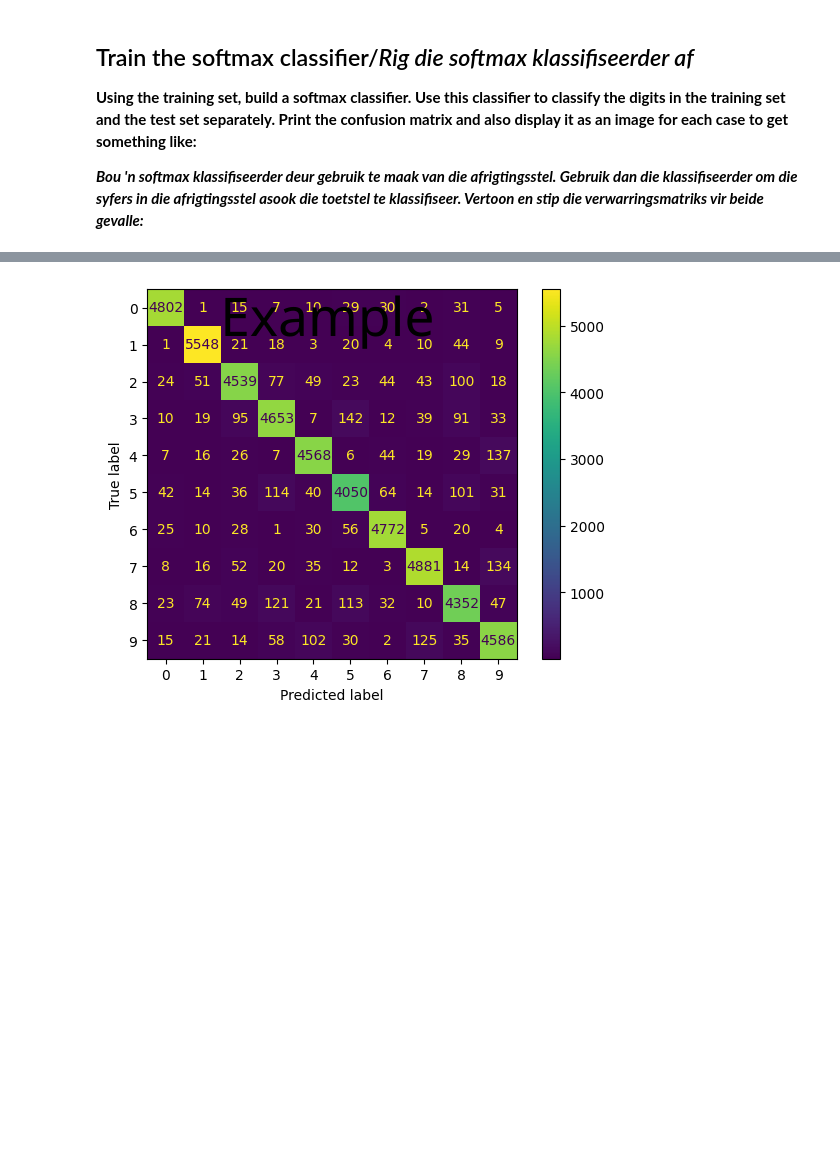
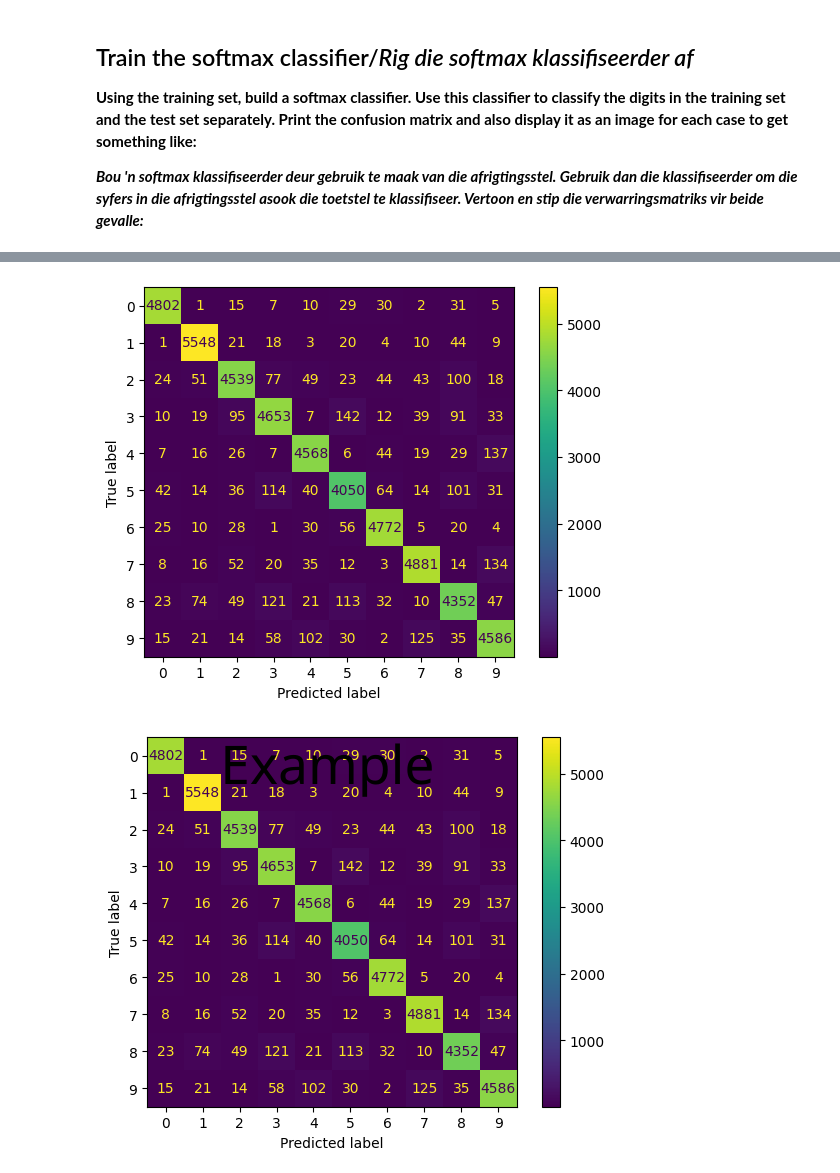
Before and after one commit to Obakeng-Mogale/assignment2, a Jupyter notebook: assign2.ipynb, the cells around one changed output, grey strips where cells are left out. Drawn from its saved outputs; the diff is of its cells as text; code cells hidden in the pictures; blank space fills up the shorter version.

```diff
--- a/assign2.ipynb
+++ b/assign2.ipynb
@@ -242,0 +251,4 @@ interactive(children=(IntSlider(value=0, description='k', max=1000), Output()),
+# %%
+X_train_flattened = X_train.reshape(50000,-1)
+X_test_flattened = X_test.reshape(10000,-1)
+X_train_flattened.shape
@@ -242,0 +261,5 @@ interactive(children=(IntSlider(value=0, description='k', max=1000), Output()),
+# %%
+model_soft = logis(C=1e5, solver='lbfgs')
+model_soft.fit(X_train_flattened, y_train)
+y_pred_smc = model_soft.predict(X_train_flattened)
+y_pred_smc.shape
@@ -243,3 +275,10 @@ interactive(children=(IntSlider(value=0, description='k', max=1000), Output()),
+# %%
+confs = confusion_matrix(y_train,y_pred_smc)
+dis = ConfusionMatrixDisplay(confs)
+dis.plot()
+plt.show()
+# %% [output]
+[figure, added]
 # %%
 display(Image(filename='./images/wm_confusion2.png'))
 # %% [output]
```
Also changed, not shown: parts of 10 cells of this notebook, 1 other file.
